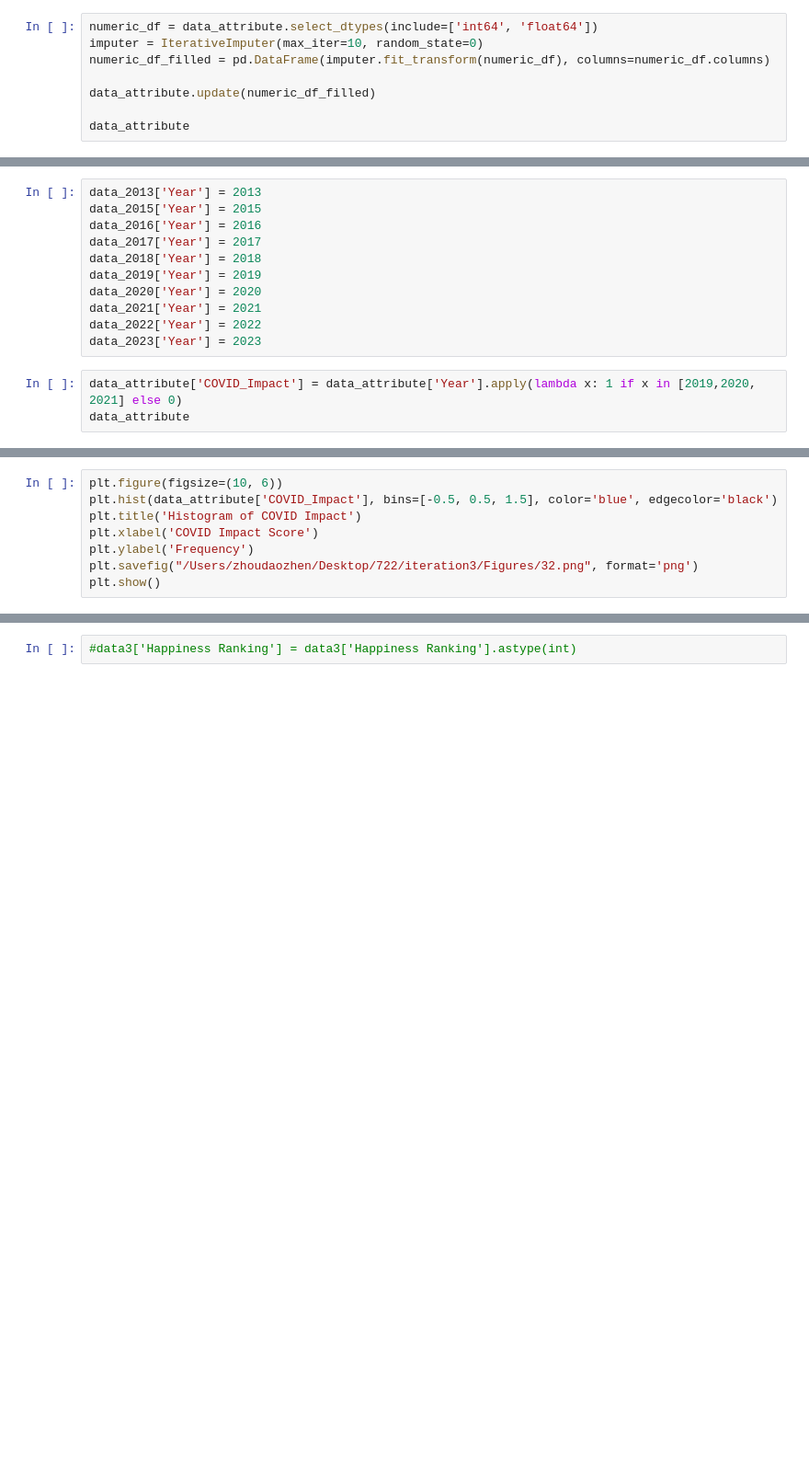
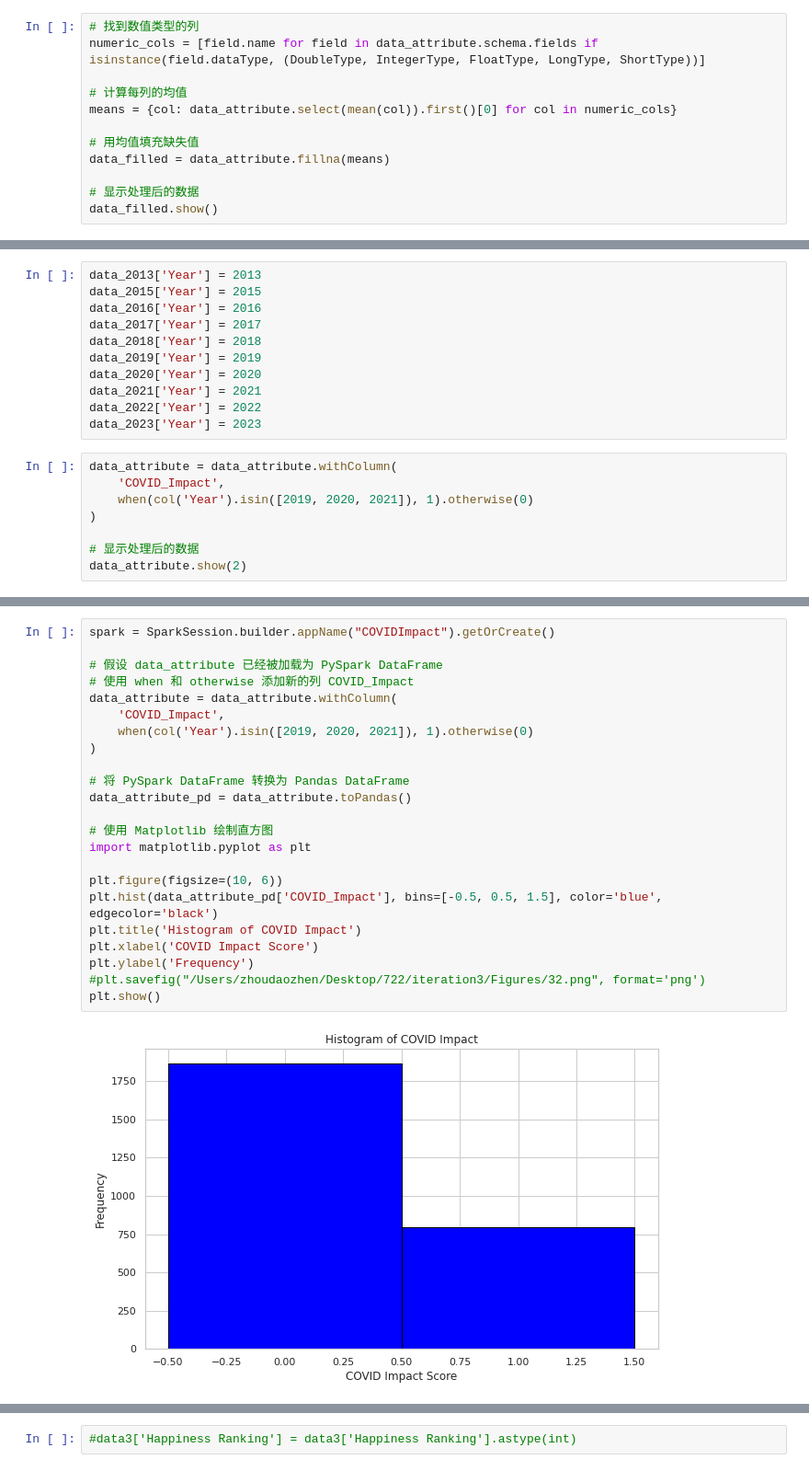
Before and after one commit to yihuxizixin/lab, a Jupyter notebook: iteration3_i_pyspark.ipynb, the cells around one changed output, grey strips where cells are left out. Shown at 92% size. Drawn from its saved outputs; the diff is of its cells as text; blank space fills up the shorter version.

```diff
--- a/iteration3_i_pyspark.ipynb
+++ b/iteration3_i_pyspark.ipynb
@@ -1285,8 +1368,12 @@ data_attribute.rename(columns={'Time': 'Year'}, inplace=True)
 # %%
-numeric_df = data_attribute.select_dtypes(include=['int64', 'float64'])
-imputer = IterativeImputer(max_iter=10, random_state=0)
-numeric_df_filled = pd.DataFrame(imputer.fit_transform(numeric_df), columns=numeric_df.columns)
+# 找到数值类型的列
+numeric_cols = [field.name for field in data_attribute.schema.fields if isinstance(field.dataType, (DoubleType, IntegerType, FloatType, LongType, ShortType))]
 
-data_attribute.update(numeric_df_filled)
+# 计算每列的均值
+means = {col: data_attribute.select(mean(col)).first()[0] for col in numeric_cols}
 
-data_attribute
+# 用均值填充缺失值
+data_filled = data_attribute.fillna(means)
+
+# 显示处理后的数据
+data_filled.show()
@@ -1411,5 +1639,10 @@ data_2021['Year'] = 2021
 data_2022['Year'] = 2022
 data_2023['Year'] = 2023
 # %%
-data_attribute['COVID_Impact'] = data_attribute['Year'].apply(lambda x: 1 if x in [2019,2020, 2021] else 0)
-data_attribute
+data_attribute = data_attribute.withColumn(
+    'COVID_Impact',
+    when(col('Year').isin([2019, 2020, 2021]), 1).otherwise(0)
+)
+
+# 显示处理后的数据
+data_attribute.show(2)
@@ -1416,9 +1657,26 @@ data_attribute
 # %%
+spark = SparkSession.builder.appName("COVIDImpact").getOrCreate()
+
+# 假设 data_attribute 已经被加载为 PySpark DataFrame
+# 使用 when 和 otherwise 添加新的列 COVID_Impact
+data_attribute = data_attribute.withColumn(
+    'COVID_Impact',
+    when(col('Year').isin([2019, 2020, 2021]), 1).otherwise(0)
+)
+
+# 将 PySpark DataFrame 转换为 Pandas DataFrame
+data_attribute_pd = data_attribute.toPandas()
+
+# 使用 Matplotlib 绘制直方图
+import matplotlib.pyplot as plt
+
 plt.figure(figsize=(10, 6))
-plt.hist(data_attribute['COVID_Impact'], bins=[-0.5, 0.5, 1.5], color='blue', edgecolor='black')
+plt.hist(data_attribute_pd['COVID_Impact'], bins=[-0.5, 0.5, 1.5], color='blue', edgecolor='black')
 plt.title('Histogram of COVID Impact')
 plt.xlabel('COVID Impact Score')
 plt.ylabel('Frequency')
-plt.savefig("/Users/zhoudaozhen/Desktop/722/iteration3/Figures/32.png", format='png')
+#plt.savefig("/Users/zhoudaozhen/Desktop/722/iteration3/Figures/32.png", format='png')
 plt.show()
+# %% [output]
+[figure, added]
 # %%
```
Also changed, not shown: parts of 47 cells of this notebook.
